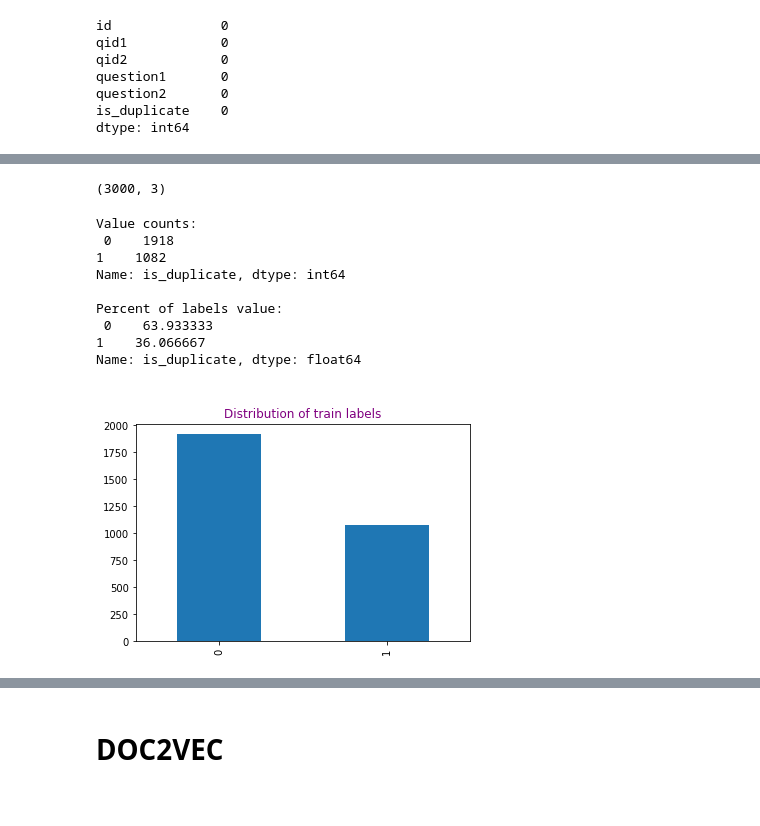
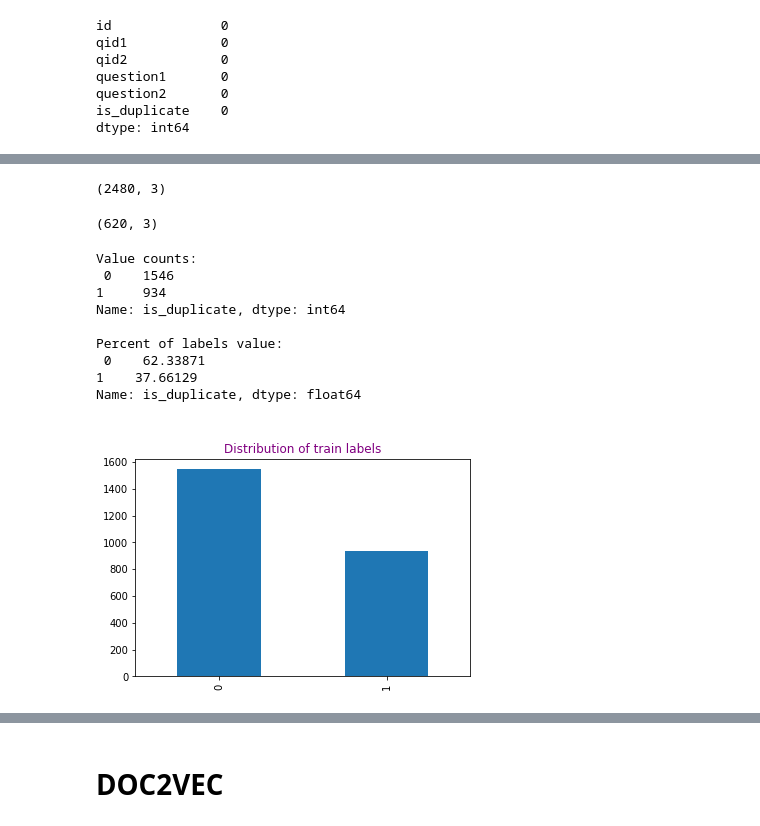
Before and after one commit to antopeza/Final-Project-Brainster, a Jupyter notebook: NEW_code_PV.ipynb, the cells around one changed output, grey strips where cells are left out. Drawn from its saved outputs; the diff is of its cells as text; code cells hidden in the pictures.

```diff
--- a/NEW_code_PV.ipynb
+++ b/NEW_code_PV.ipynb
@@ -117,0 +120,11 @@ print(df.shape)
+# %%
+from sklearn.model_selection import train_test_split
+y = df['is_duplicate']
+X_train, X_test, y_train, y_test = train_test_split(df.iloc[:, 0:-1],
+                                                                y, stratify = y, test_size = 0.2, random_state = 0)
+
+print("Whole dataset: ", len(df))
+print("X_train size =", len(X_train))
+print("X_split size =", len(X_test))
+print("y_train size =", len(y_train))
+print("y_split size =", len(y_test))
@@ -117,0 +137,4 @@ print(df.shape)
+# %%
+y_train = pd.DataFrame(y_train, columns=['is_duplicate'])
+X_train = X_train.join(y_train, lsuffix='_left', rsuffix='_right')
+X_train
@@ -171,37 +226,45 @@ def get_cleaned_senteces(df, stopwords = False, lemmatize = False, stem = False)
         cleaned_sentences2.append(cleaned2)
     return cleaned_sentences1, cleaned_sentences2
 # %%
-def to_df(q1cleaned, q2cleaned, df):
+def to_df_train(q1cleaned, q2cleaned, df):
     '''cleaned sentences to df'''
     X_temp1 = pd.DataFrame()
     X_temp2 = pd.DataFrame()
     X_temp1['q1'] = pd.DataFrame(q1cleaned, index = df.index)
     X_temp2['q2'] = pd.DataFrame(q2cleaned, index = df.index)
-    X_temp = pd.concat([X_temp1, X_temp2], axis = 1)
-    X_temp['is_duplicate'] = df_raw['is_duplicate']
+    X_temp = pd.concat([X_temp1_train, X_temp2_train], axis = 1)
+    X_temp['is_duplicate'] = X_train['is_duplicate']
     return X_temp
 # %%
 # With stopwords lemmatized, not stemmed
-q1_sw, q2_sw = get_cleaned_senteces(df, stopwords = False, lemmatize = True, stem = False)
+q1_sw, q2_sw = get_cleaned_senteces(X_train, stopwords = False, lemmatize = True, stem = False)
 assert len(q1_sw) == len(q2_sw)
-X_sw = to_df(q1_sw, q2_sw, df)
-X_sw.shape
+X_sw_train = to_df(q1_sw, q2_sw, X_train)
+X_sw_train.shape
 # %% [output]
-(3000, 3)
+(2480, 3)
+# %%
+# With stopwords lemmatized, not stemmed
+q1_sw, q2_sw = get_cleaned_senteces(X_test, stopwords = False, lemmatize = True, stem = False)
+assert len(q1_sw) == len(q2_sw)
+X_sw_test = to_df(q1_sw, q2_sw, X_test)
+X_sw_test.shape
+# %% [output]
+(620, 3)
 # %%
-print('Value counts:\n', X_sw['is_duplicate'].value_counts())
-print('\nPercent of labels value:\n', X_sw['is_duplicate'].value_counts()/X_sw['is_duplicate'].count()*100)
-X_sw['is_duplicate'].value_counts().plot(kind = 'bar')
+print('Value counts:\n', X_sw_train['is_duplicate'].value_counts())
+print('\nPercent of labels value:\n', X_sw_train['is_duplicate'].value_counts()/X_sw_train['is_duplicate'].count()*100)
+X_sw_train['is_duplicate'].value_counts().plot(kind = 'bar')
 plt.title('\nDistribution of train labels', color = 'purple', size = 12)
 plt.show()
 # %% [output]
 Value counts:
- 0    1918
-1    1082
+ 0    1546
+1     934
 Name: is_duplicate, dtype: int64
 
 Percent of labels value:
- 0    63.933333
-1    36.066667
+ 0    62.33871
+1    37.66129
 Name: is_duplicate, dtype: float64
-[figure, old version]
+[figure, new version]
```
Also changed, not shown: parts of 17 cells of this notebook.
